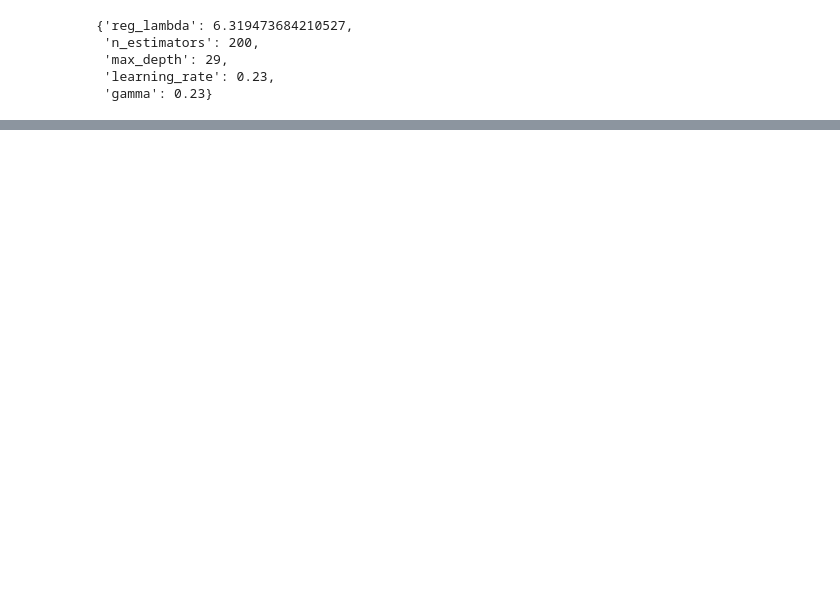
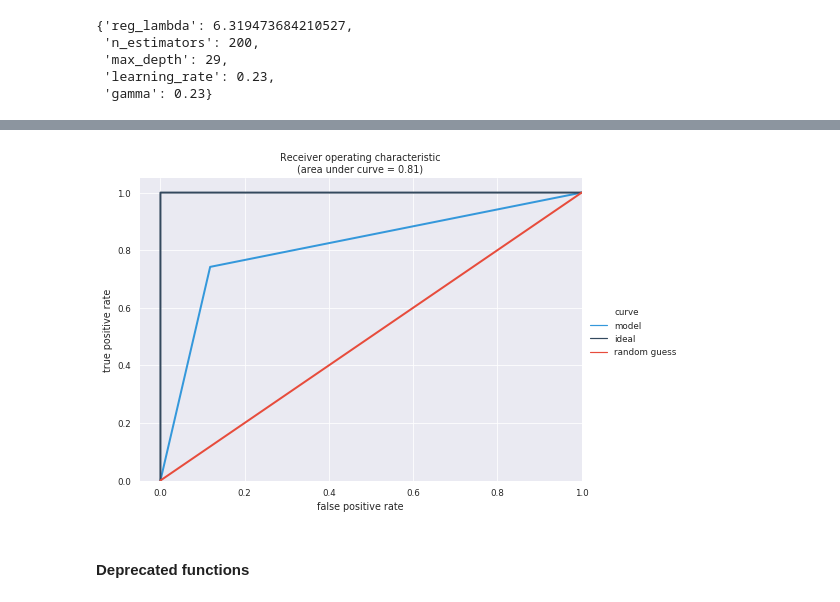
Before and after one commit to sirisurab/dupquest, a Jupyter notebook: src/tfidf_word2vec.ipynb, the cells around one changed output, grey strips where cells are left out. Cells and saved outputs as stored; diff of their text form; code cells hidden in the pictures; blank space fills up the shorter version.

```diff
--- a/src/tfidf_word2vec.ipynb
+++ b/src/tfidf_word2vec.ipynb
@@ -968,8 +1003,14 @@ cv_xgb.best_params_
 # %%
 clf_xgb_model = xgb.XGBClassifier(random_state=42,
+                                  objective='binary:logistic',
                                   n_estimators=cv_xgb.best_params_['n_estimators'],
                                   gamma=cv_xgb.best_params_['gamma'],
                                   learning_rate=cv_xgb.best_params_['learning_rate'],
                                   reg_lambda=cv_xgb.best_params_['reg_lambda'],
-                                  max_depth=cv_xgb.best_params_['max_depth'])
+                                  max_depth=cv_xgb.best_params_['max_depth'],
+                                  n_jobs=-1)
+
+t0 = time.time()
 clf_xgb_model.fit(X_train_final, y_train_final)
+t1 = time.time() - t0
+print(t1)
@@ -1006,0 +1049,9 @@ not duplicate       0.86      0.88      0.87     83760
+# %%
+xgb_fpr, xgb_tpr, _ = roc_curve(y_test_final, y_pred_xgb)
+xgb_roc_auc = auc(xgb_fpr, xgb_tpr)
+# %%
+plot_roc(xgb_fpr, xgb_tpr, xgb_roc_auc)
+# %% [output]
+[figure, added]
+# %% [markdown]
+#### Deprecated functions
```
Also changed, not shown: parts of 282 cells of this notebook.
